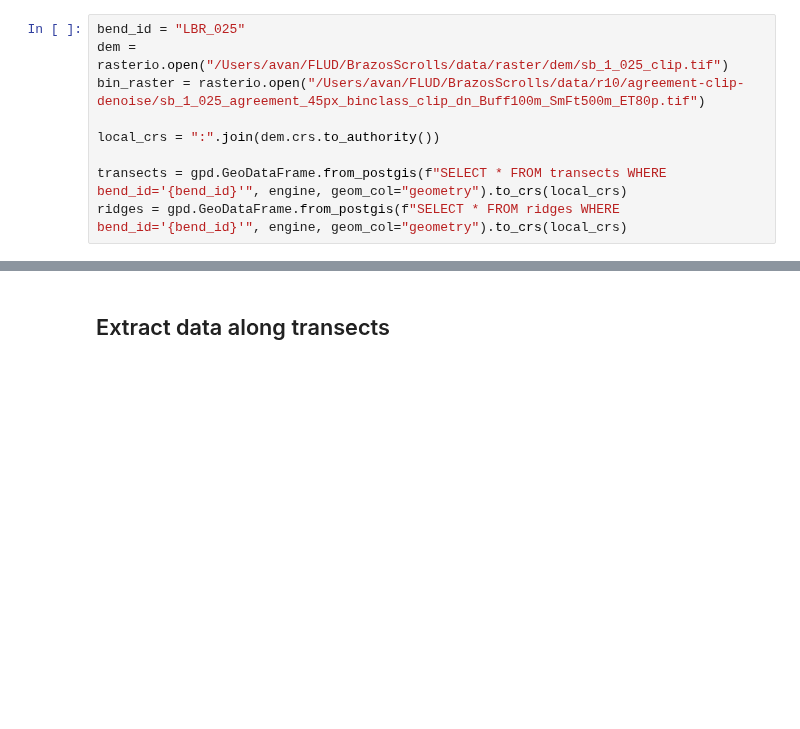
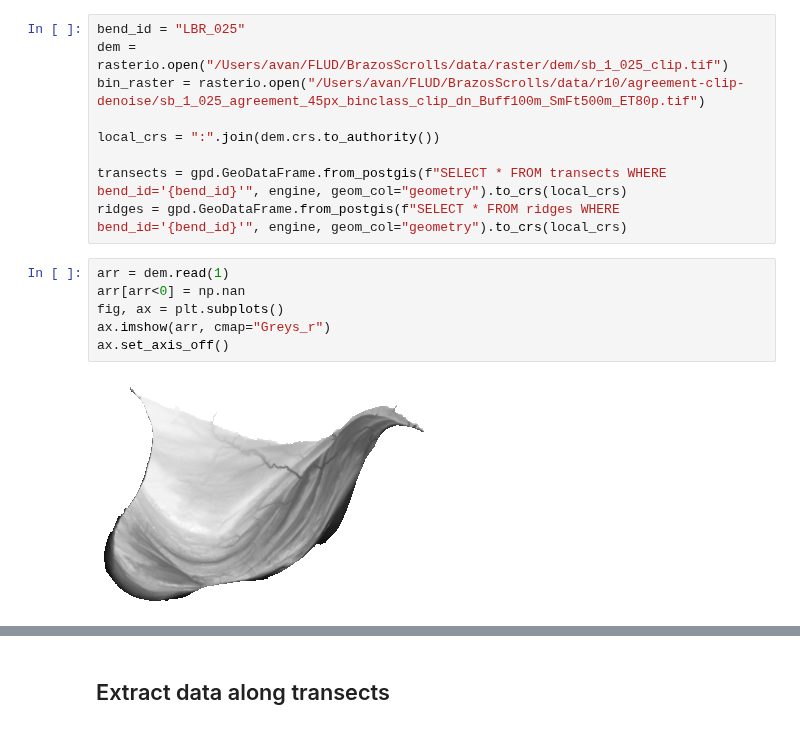
Before and after one commit to tamu-edu/scrollstats, a Jupyter notebook: RidgeMetricDevelopment.ipynb, the cells around one changed output, grey strips where cells are left out. Cells and saved outputs as stored; diff of their text form; blank space fills up the shorter version.

```diff
--- a/RidgeMetricDevelopment.ipynb
+++ b/RidgeMetricDevelopment.ipynb
@@ -25,3 +25,11 @@ local_crs = ":".join(dem.crs.to_authority())
 
 transects = gpd.GeoDataFrame.from_postgis(f"SELECT * FROM transects WHERE bend_id='{bend_id}'", engine, geom_col="geometry").to_crs(local_crs)
 ridges = gpd.GeoDataFrame.from_postgis(f"SELECT * FROM ridges WHERE bend_id='{bend_id}'", engine, geom_col="geometry").to_crs(local_crs)
+# %%
+arr = dem.read(1)
+arr[arr<0] = np.nan
+fig, ax = plt.subplots()
+ax.imshow(arr, cmap="Greys_r")
+ax.set_axis_off()
+# %% [output]
+[figure, added]
```
Also changed, not shown: parts of 1 cell of this notebook.
